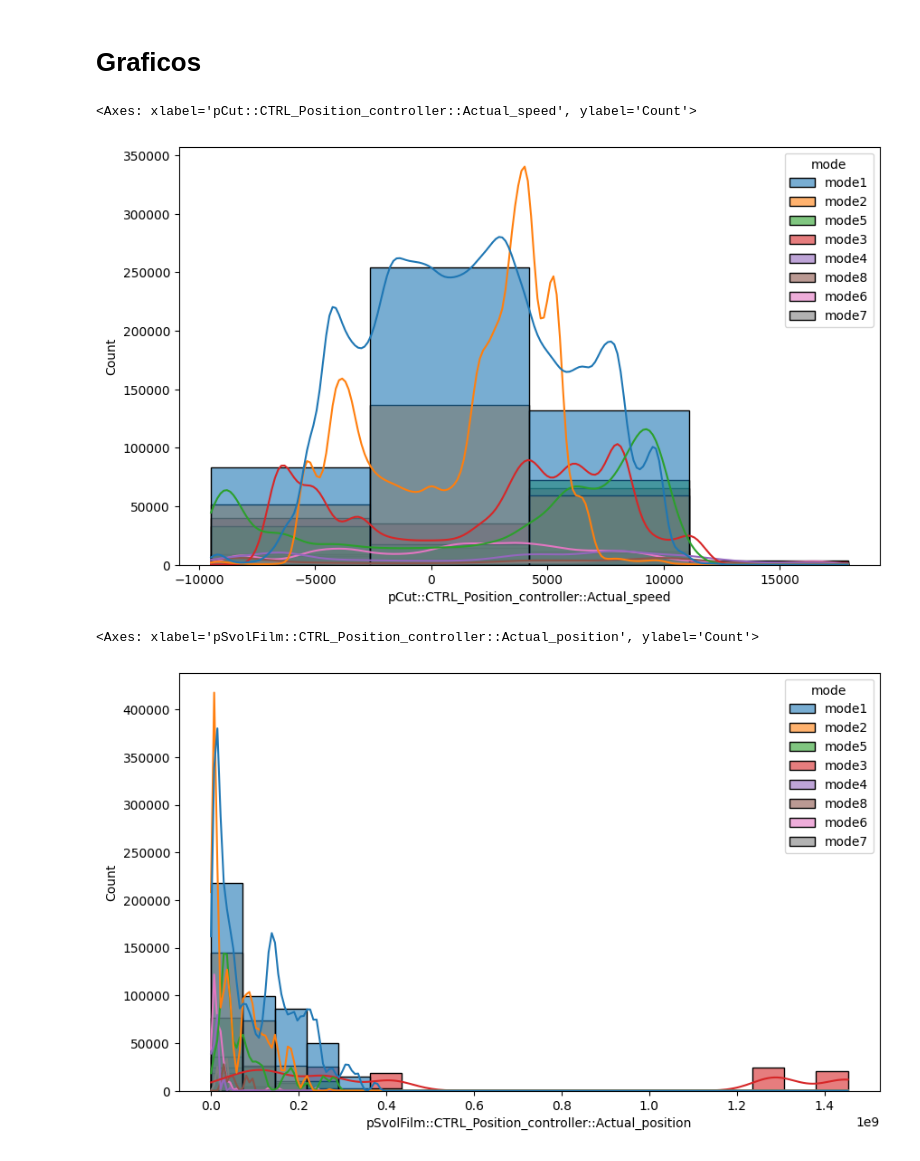
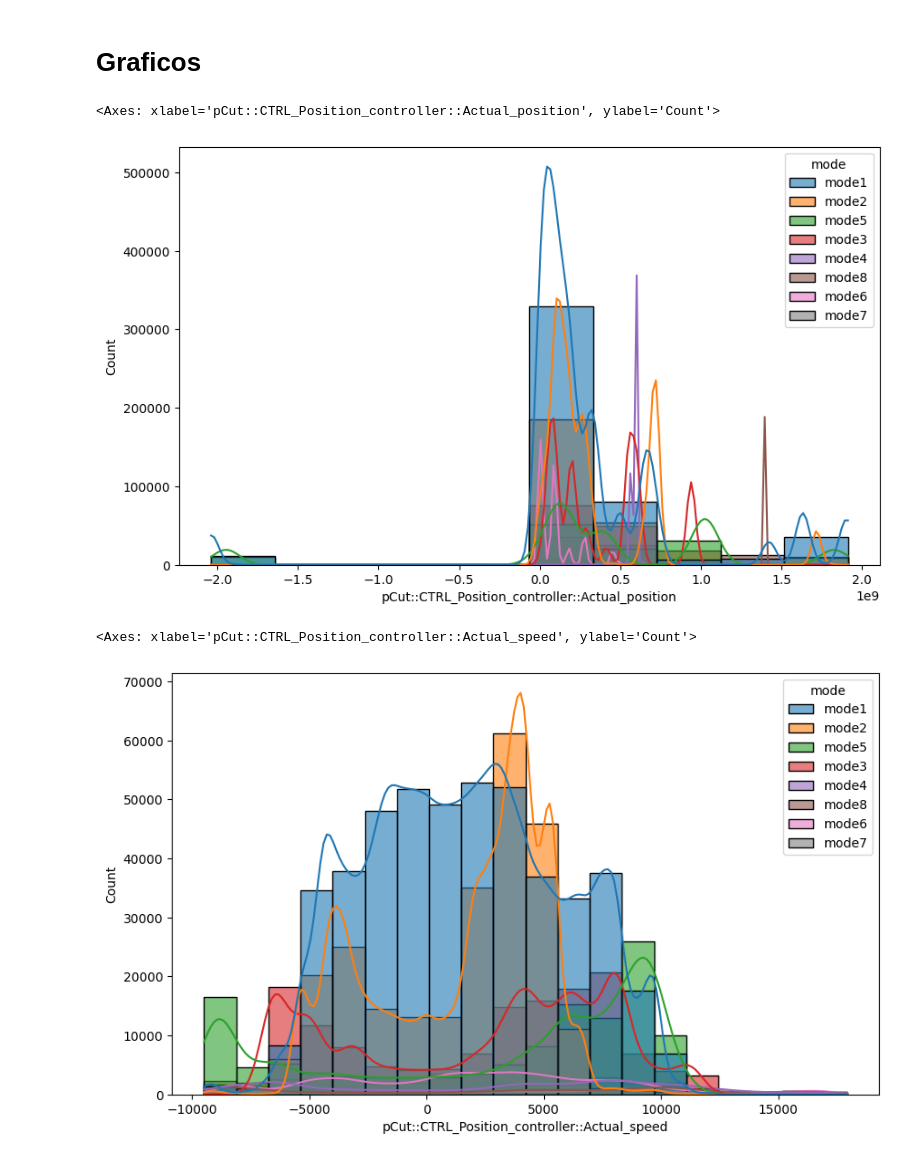
Before and after one commit to maketas1/CuartetoCalavera, a Jupyter notebook: proyecto_Angel.ipynb, the cells around one changed output. Cells and saved outputs as stored; diff of their text form; code cells hidden in the pictures.

```diff
--- a/proyecto_Angel.ipynb
+++ b/proyecto_Angel.ipynb
@@ -213,21 +213,21 @@ memory usage: 113.5 MB
 # %%
 import seaborn as sns
 import matplotlib.pyplot as plt
 
 fig, ax = plt.subplots(figsize=(10, 6))
 
 sns.histplot(
     data=df1,
-    x='pCut::CTRL_Position_controller::Actual_speed',
-    bins=4,
+    x='pCut::CTRL_Position_controller::Actual_position',
+    bins=10,
     hue='mode',
     kde=True,
     alpha=0.6,
     ax=ax
 )
 # %% [output]
-<Axes: xlabel='pCut::CTRL_Position_controller::Actual_speed', ylabel='Count'>
+<Axes: xlabel='pCut::CTRL_Position_controller::Actual_position', ylabel='Count'>
-[figure, old version]
+[figure, new version]
 # %%
 import seaborn as sns
 import matplotlib.pyplot as plt
@@ -236,7 +236,7 @@ fig, ax = plt.subplots(figsize=(10, 6))
 
 sns.histplot(
     data=df1,
-    x='pSvolFilm::CTRL_Position_controller::Actual_position',
+    x='pCut::CTRL_Position_controller::Actual_speed',
     bins=20,
     hue='mode',
     kde=True,
@@ -244,8 +244,8 @@ sns.histplot(
     ax=ax
 )
 # %% [output]
-<Axes: xlabel='pSvolFilm::CTRL_Position_controller::Actual_position', ylabel='Count'>
+<Axes: xlabel='pCut::CTRL_Position_controller::Actual_speed', ylabel='Count'>
-[figure, old version]
+[figure, new version]
 # %%
 import seaborn as sns
 import matplotlib.pyplot as plt
```
Also changed, not shown: parts of 1 cell of this notebook.
